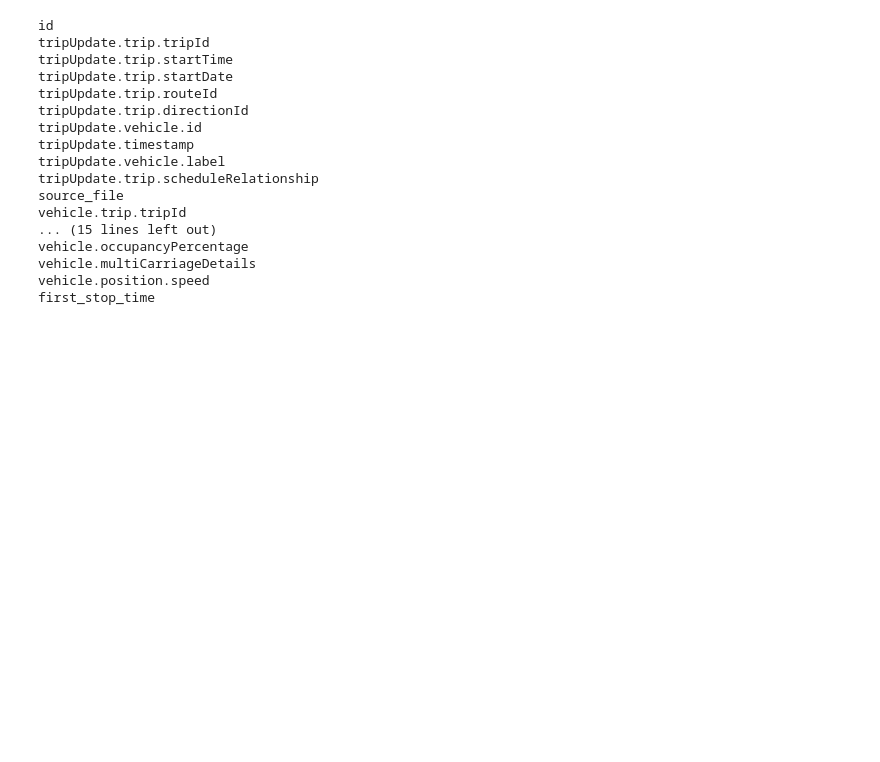
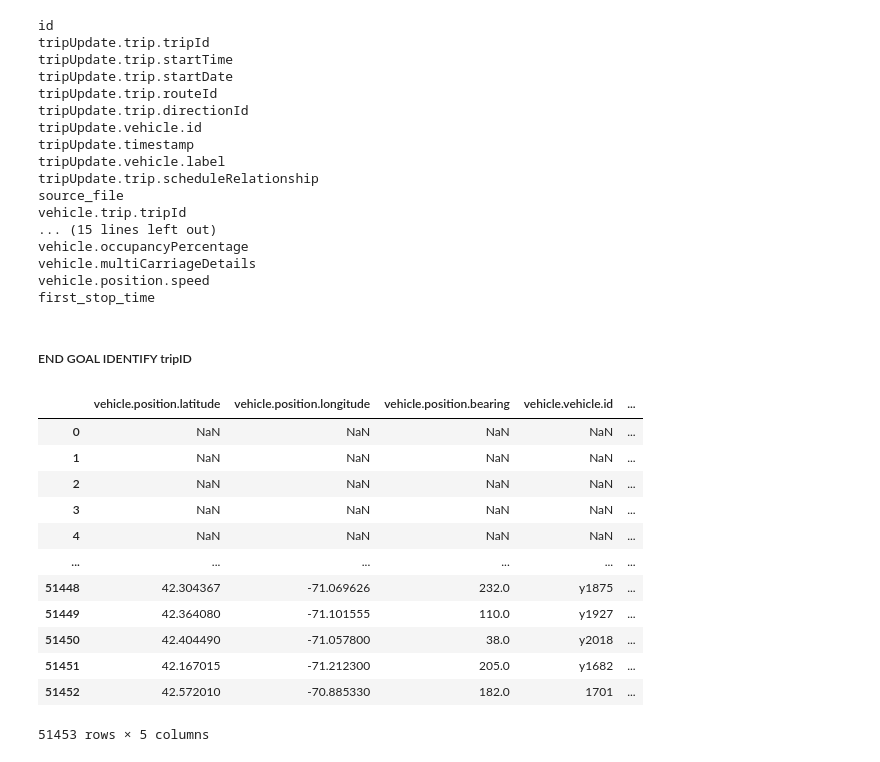
Before and after one commit to ctriley/gtfs-tools, a Jupyter notebook: Feature Engineering 2.0.ipynb, the cells around one changed output. Drawn from its saved outputs; the diff is of its cells as text; code cells hidden in the pictures; blank space fills up the shorter version.

```diff
--- a/Feature Engineering 2.0.ipynb
+++ b/Feature Engineering 2.0.ipynb
@@ -43,3 +47,31 @@ first_stop_time
 # try to create prediction algorithm based on the vertical feature
 # notes : try to look at distances between lat / long
 # try to match to the closest point on the route
+# %% [markdown]
+##### END GOAL IDENTIFY tripID
+# %%
+# real time data (latitude, longitude, bearing, vehicle.id, timestamp)
+
+real_time_df = df[[
+    'vehicle.position.latitude',
+    'vehicle.position.longitude',
+    'vehicle.position.bearing',
+    'vehicle.vehicle.id',
+    'tripUpdate.timestamp'
+]].copy()
+
+real_time_df
+# %% [output]
+|  | vehicle.position.latitude | vehicle.position.longitude | vehicle.position.bearing | vehicle.vehicle.id | ... |
+| 0 | NaN | NaN | NaN | NaN | ... |
+| 1 | NaN | NaN | NaN | NaN | ... |
+| 2 | NaN | NaN | NaN | NaN | ... |
+| 3 | NaN | NaN | NaN | NaN | ... |
+| 4 | NaN | NaN | NaN | NaN | ... |
+| ... | ... | ... | ... | ... | ... |
+| 51448 | 42.304367 | -71.069626 | 232.0 | y1875 | ... |
+| 51449 | 42.364080 | -71.101555 | 110.0 | y1927 | ... |
+| 51450 | 42.404490 | -71.057800 | 38.0 | y2018 | ... |
+| 51451 | 42.167015 | -71.212300 | 205.0 | y1682 | ... |
+| 51452 | 42.572010 | -70.885330 | 182.0 | 1701 | ... |
+51453 rows × 5 columns
```
Also changed, not shown: parts of 6 cells of this notebook.
